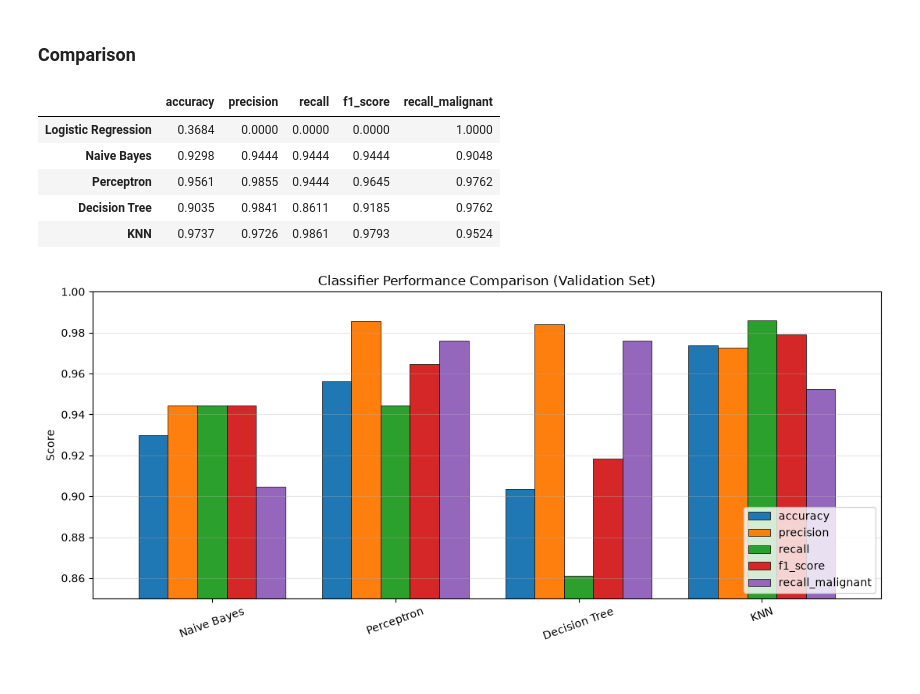
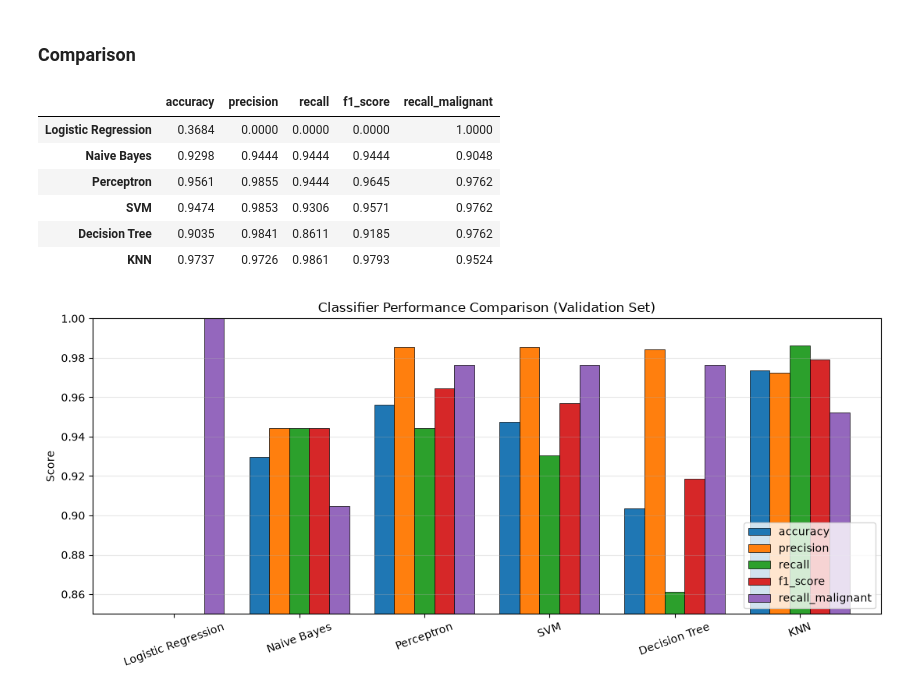
Before and after one commit to Jimmyjohn23/ML_Project1, a Jupyter notebook: main.ipynb, the cells around one changed output. Saved outputs shown, nothing was run; the diff lists cells and outputs as text; code cells hidden in the pictures.

```diff
--- a/main.ipynb
+++ b/main.ipynb
@@ -179,4 +179,17 @@ weighted avg       0.96      0.96      0.96       114
 # %% [markdown]
 ### Support Vector Machine, SVM
 # %%
-# Name metrics svm_metrics
+svm_grid = GridSearchCV(
+    Pipeline([("scaler", StandardScaler()), ("clf", SVC())]),
+    {
+        "clf__kernel": ["linear", "rbf"],
+        "clf__C": [0.1, 1, 10, 100],
+        "clf__gamma": ["scale", "auto"],
+        "scaler": [StandardScaler(), MinMaxScaler(), "passthrough"],
+    },
+    cv=StratifiedKFold(5, shuffle=True, random_state=RANDOM_STATE),
+    scoring=make_scorer(recall_score, pos_label=0),
+)
+svm_grid.fit(X_train, y_train)
+svm_cv = summarize_grid(svm_grid, "SVM")
+svm_metrics = evaluate(svm_grid.best_estimator_, "Support Vector Machine")
@@ -248,29 +278,30 @@ weighted avg       0.97      0.97      0.97       114
 # %%
 results = pd.DataFrame({
     "Logistic Regression": log_metrics,
     "Naive Bayes": naive_metrics,
     "Perceptron": per_metrics,
-    # "SVM": svm_metrics,
+    "SVM": svm_metrics,
     "Decision Tree": dt_metrics,
     "KNN": knn_metrics,
 }).T
 
 display(results.round(4))
 
 ax = results.plot(kind="bar", figsize=(11, 5), rot=20, width=0.8,
                   edgecolor="black", linewidth=0.5)
 ax.set_ylim(0.85, 1.0)
 ax.set_ylabel("Score")
 ax.set_title("Classifier Performance Comparison (Validation Set)")
 ax.legend(loc="lower right")
 ax.grid(axis="y", alpha=0.3)
 plt.tight_layout()
 plt.show()
 # %% [output]
 |  | accuracy | precision | recall | f1_score | recall_malignant |
 | Logistic Regression | 0.3684 | 0.0000 | 0.0000 | 0.0000 | 1.0000 |
 | Naive Bayes | 0.9298 | 0.9444 | 0.9444 | 0.9444 | 0.9048 |
 | Perceptron | 0.9561 | 0.9855 | 0.9444 | 0.9645 | 0.9762 |
+| SVM | 0.9474 | 0.9853 | 0.9306 | 0.9571 | 0.9762 |
 | Decision Tree | 0.9035 | 0.9841 | 0.8611 | 0.9185 | 0.9762 |
 | KNN | 0.9737 | 0.9726 | 0.9861 | 0.9793 | 0.9524 |
-[figure, old version]
+[figure, new version]
```
Also changed, not shown: parts of 2 cells of this notebook.
